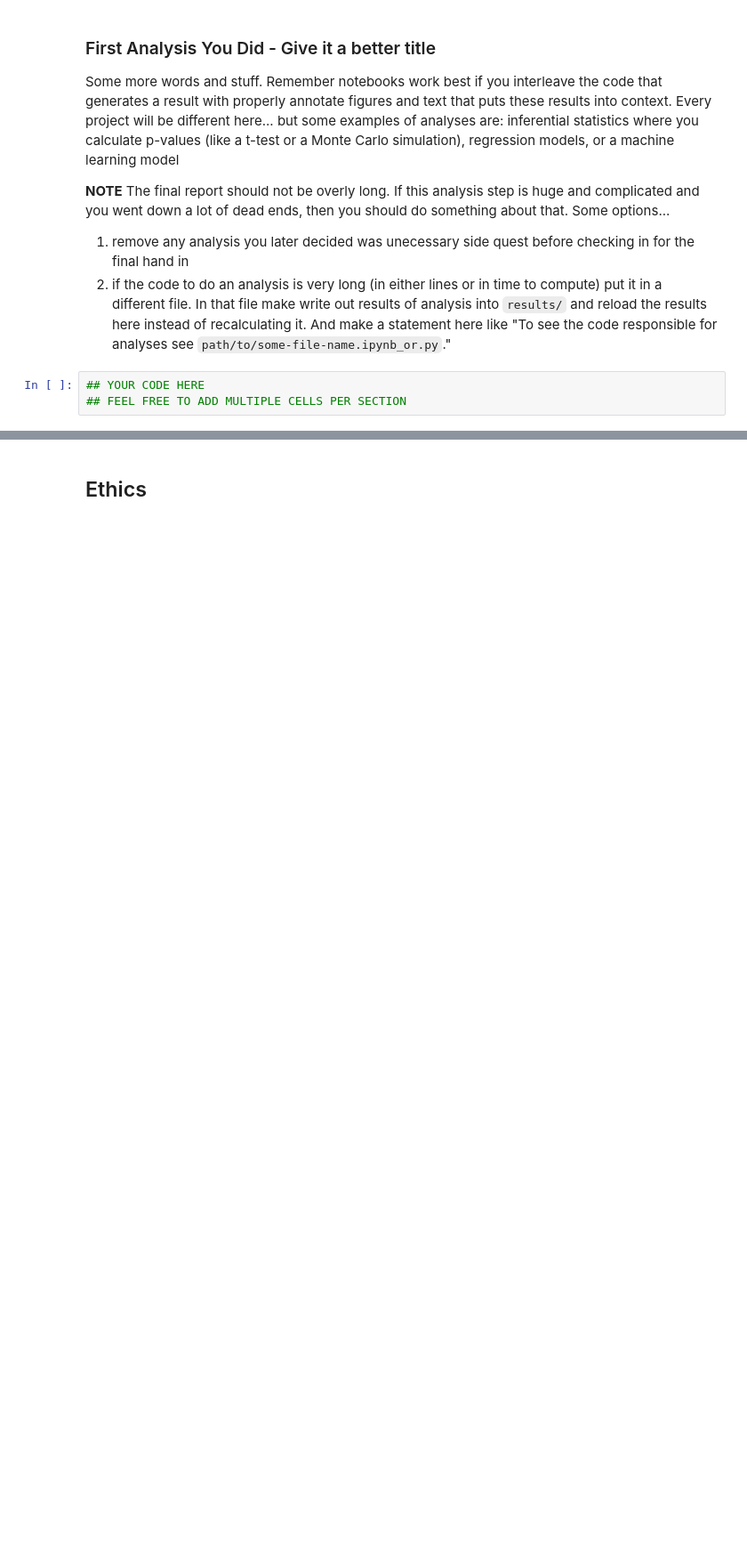
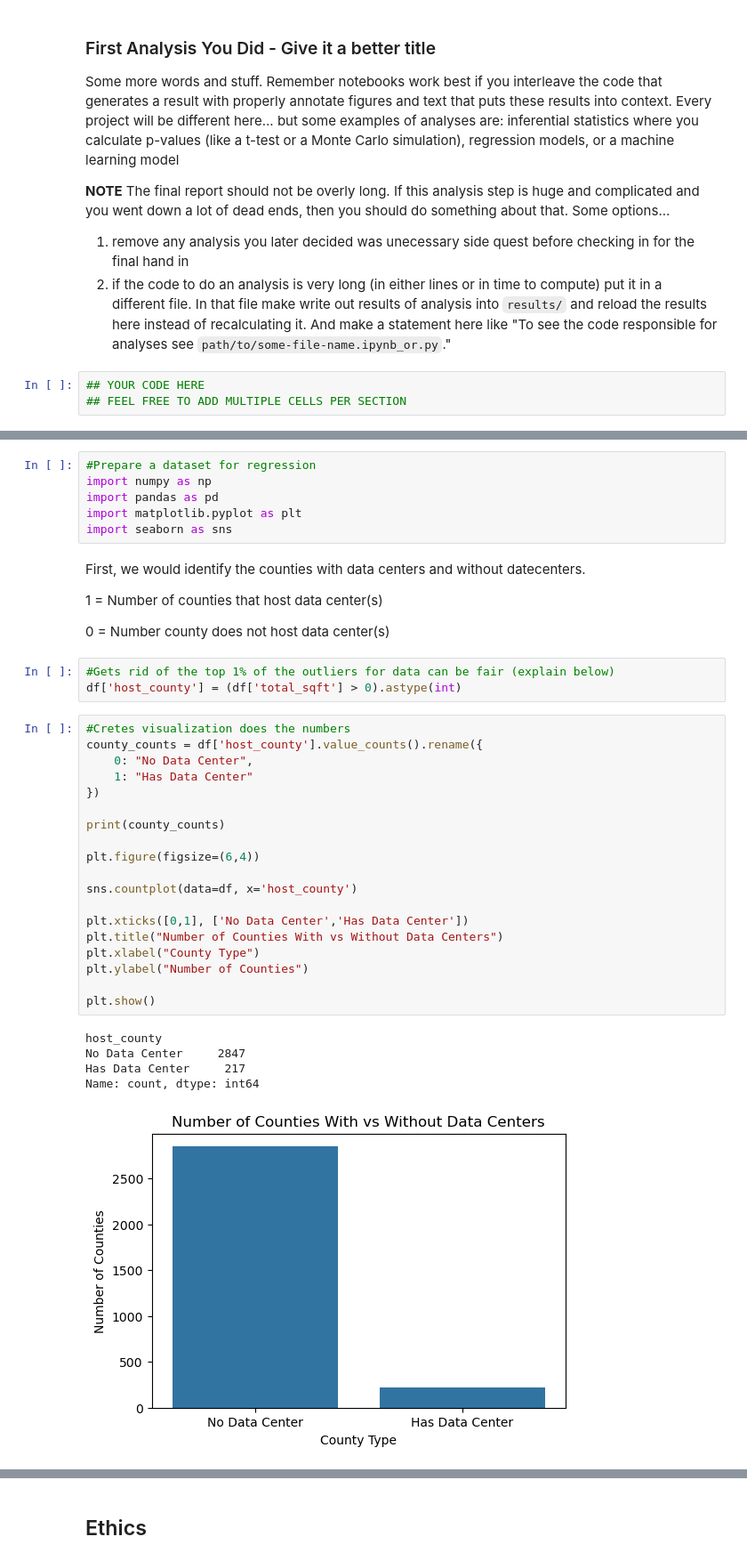
Before and after one commit to COGS108/Group147_WI26, a Jupyter notebook: 03-FinalProject.ipynb, the cells around one changed output, grey strips where cells are left out. Shown at 89% size. Drawn from its saved outputs; the diff is of its cells as text; blank space fills up the shorter version.

```diff
--- a/03-FinalProject.ipynb
+++ b/03-FinalProject.ipynb
@@ -289,0 +275,40 @@ Some more words and stuff.  Remember notebooks work best if you interleave the c
+# %%
+#Prepare a dataset for regression
+import numpy as np
+import pandas as pd
+import matplotlib.pyplot as plt
+import seaborn as sns
+# %% [markdown]
+First, we would identify the counties with data centers and without datecenters.
+
+1 = Number of counties that host data center(s)
+
+0 = Number county does not host data center(s)
+# %%
+#Gets rid of the top 1% of the outliers for data can be fair (explain below)
+df['host_county'] = (df['total_sqft'] > 0).astype(int)
+# %%
+#Cretes visualization does the numbers
+county_counts = df['host_county'].value_counts().rename({
+    0: "No Data Center",
+    1: "Has Data Center"
+})
+
+print(county_counts)
+
+plt.figure(figsize=(6,4))
+
+sns.countplot(data=df, x='host_county')
+
+plt.xticks([0,1], ['No Data Center','Has Data Center'])
+plt.title("Number of Counties With vs Without Data Centers")
+plt.xlabel("County Type")
+plt.ylabel("Number of Counties")
+
+plt.show()
+# %% [output]
+host_county
+No Data Center     2847
+Has Data Center     217
+Name: count, dtype: int64
+[figure, added]
```
Also changed, not shown: parts of 30 cells of this notebook.
